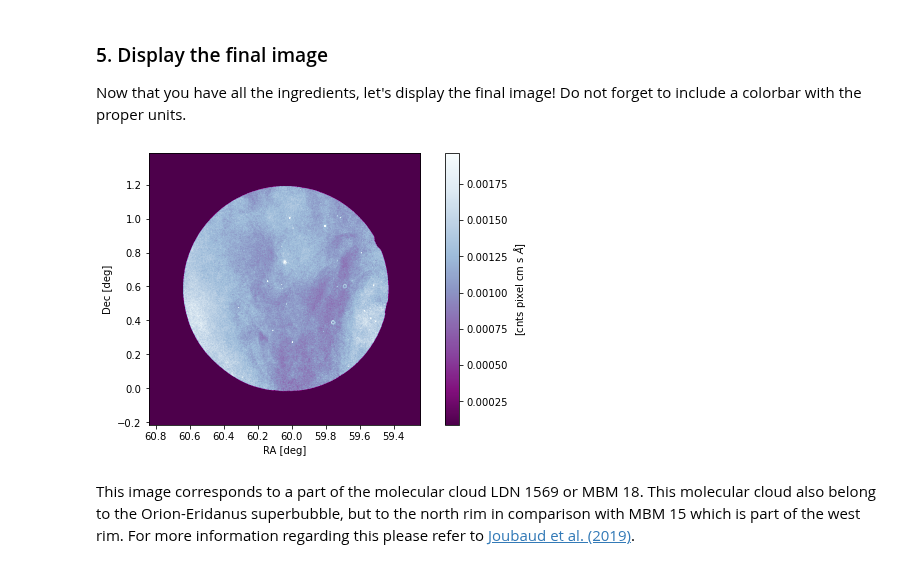
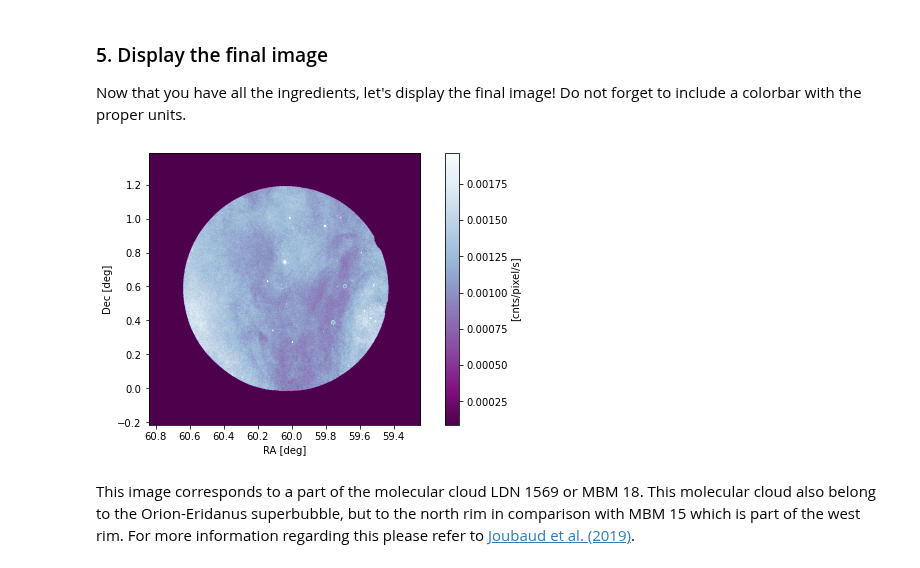
Before and after one commit to ScienceBetter/notebooks-stsci, a Jupyter notebook: surveying_dust_structure_via_GALEX_MIS_pt1/surveying_dust_structure_via_GALEX_MIS_pt1_SOLUTION.ipynb, the cells around one changed output. Saved outputs shown, nothing was run; the diff lists cells and outputs as text; code cells hidden in the pictures.

```diff
--- a/surveying_dust_structure_via_GALEX_MIS_pt1/surveying_dust_structure_via_GALEX_MIS_pt1_SOLUTION.ipynb
+++ b/surveying_dust_structure_via_GALEX_MIS_pt1/surveying_dust_structure_via_GALEX_MIS_pt1_SOLUTION.ipynb
@@ -111,12 +111,12 @@ Now that you have all the ingredients, let's display the final image! Do not for
 # %%
 plt.figure(figsize=(9,5))
 plt.imshow(image, extent=[RA1,RAf,Dec1,Decf], vmin=vmin, vmax=vmax, cmap='BuPu_r',origin='lower')
 plt.xlabel('RA [deg]')
 plt.ylabel('Dec [deg]')
-plt.colorbar(label='[cnts pixel cm s $\AA$]')
+plt.colorbar(label='[cnts/pixel/s]')
 plt.show()
 # %% [output]
-[figure, old version]
+[figure, new version]
 # %% [markdown]
 This image corresponds to a part of the molecular cloud LDN 1569 or MBM 18. This molecular cloud also belong to the Orion-Eridanus superbubble, but to the north rim in comparison with MBM 15 which is part of the west rim. For more information regarding this please refer to [Joubaud et al. (2019)](https://ui.adsabs.harvard.edu/abs/2019A%26A...631A..52J/abstract).
 # %% [markdown]
```
Also changed, not shown: parts of 1 cell of this notebook, 1 other file.
